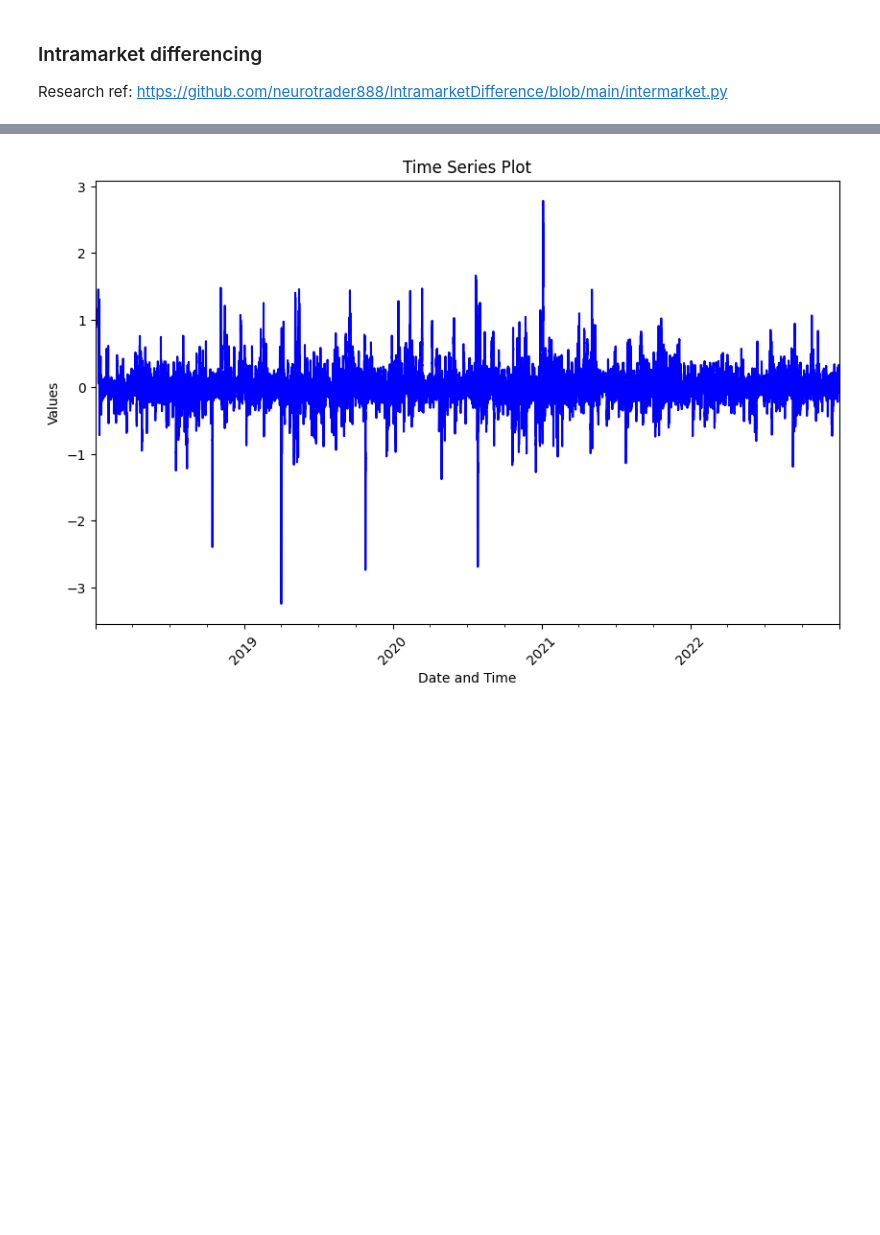
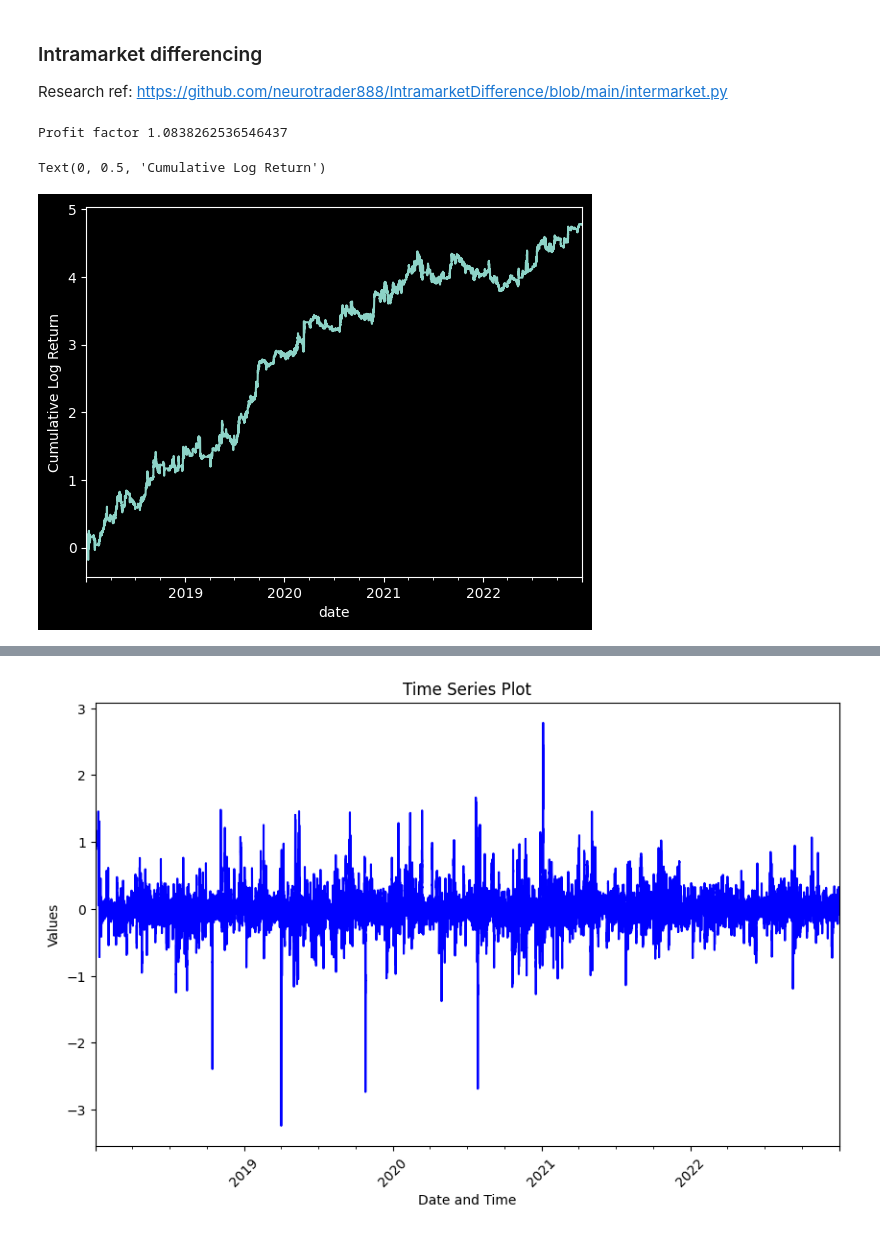
Before and after one commit to ccmaloney/intramarket_diff, a Jupyter notebook: Intramarketdifferencing.ipynb, the cells around one changed output, grey strips where cells are left out. Cells and saved outputs as stored; diff of their text form; code cells hidden in the pictures; blank space fills up the shorter version.

Commit message:
new indicators

```diff
--- a/Intramarketdifferencing.ipynb
+++ b/Intramarketdifferencing.ipynb
@@ -17,6 +74,28 @@ def cmma(ohlc: pd.DataFrame, lookback: int, atr_lookback: int = 168):
     ma = ohlc['close'].rolling(lookback).mean()
     ind = (ohlc['close'] - ma) / (atr * lookback ** 0.5)
     return ind
+
+def threshold_revert_signal(ind: pd.Series, threshold: float):
+    # Outputs a 1 or -1 signal once the indicator goes above threshold or below -threshold
+    # Outputs 0 again once the indicator returns to 0
+
+    signal = np.zeros(len(ind))
+    position = 0
+    for i in range(len(ind)):
+        if ind[i] > threshold:
+            position = 1
+        if ind[i] < -threshold:
+            position = -1
+
+        if position == 1 and ind[i] <= 0:
+            position = 0
+
+        if position == -1 and ind[i] >= 0:
+            position = 0
+
+        signal[i] = position
+
+    return signal
 # %%
 def import_csv_files(file_path: str):
     df = pd.read_csv(file_path)
@@ -42,8 +121,21 @@ btc_data['next_return'] = btc_data['diff'].shift(-1)
 # %%
 lookback = 24
 threshold = 0.25
 atr_lookback = 168
 btc_cmma = cmma(btc_data, lookback, atr_lookback)
 eth_cmma = cmma(eth_data, lookback, atr_lookback)
 
 intermarket_diff = eth_cmma - btc_cmma
+eth_data['sig'] = threshold_revert_signal(intermarket_diff, threshold)
+rets = eth_data['sig'] * eth_data['next_return']
+long_trades, short_trades, all_trades = get_trades_from_signal(eth_data, eth_data['sig'])
+plt.style.use('dark_background')
+rets = eth_data['sig'] * eth_data['next_return']
+pf = rets[rets > 0].sum() / rets[rets<0].abs().sum()
+print("Profit factor", pf)
+rets.cumsum().plot()
+plt.ylabel("Cumulative Log Return")
+# %% [output]
+Profit factor 1.0838262536546437
+Text(0, 0.5, 'Cumulative Log Return')
+[figure, added]
```
Also changed, not shown: parts of 6 cells of this notebook.
